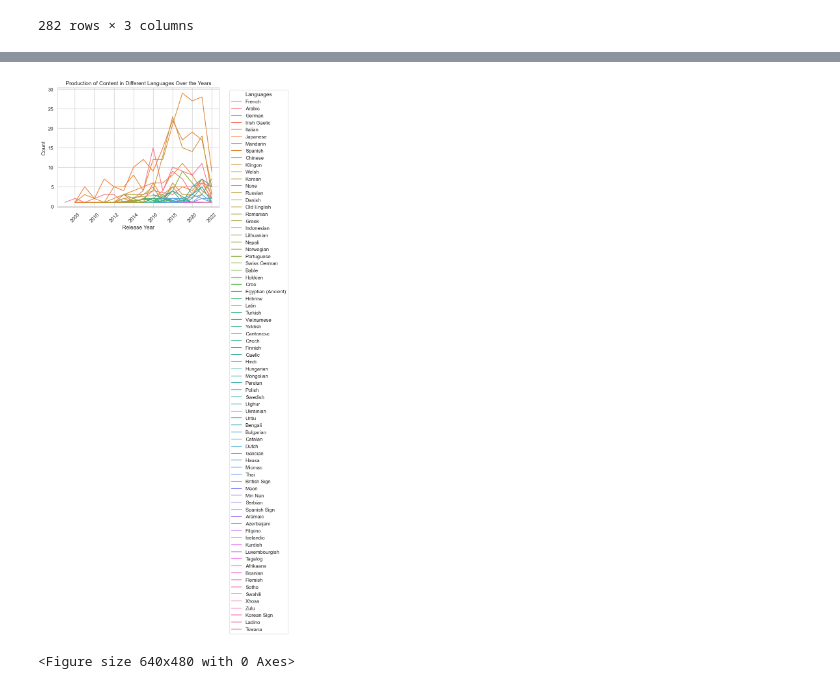
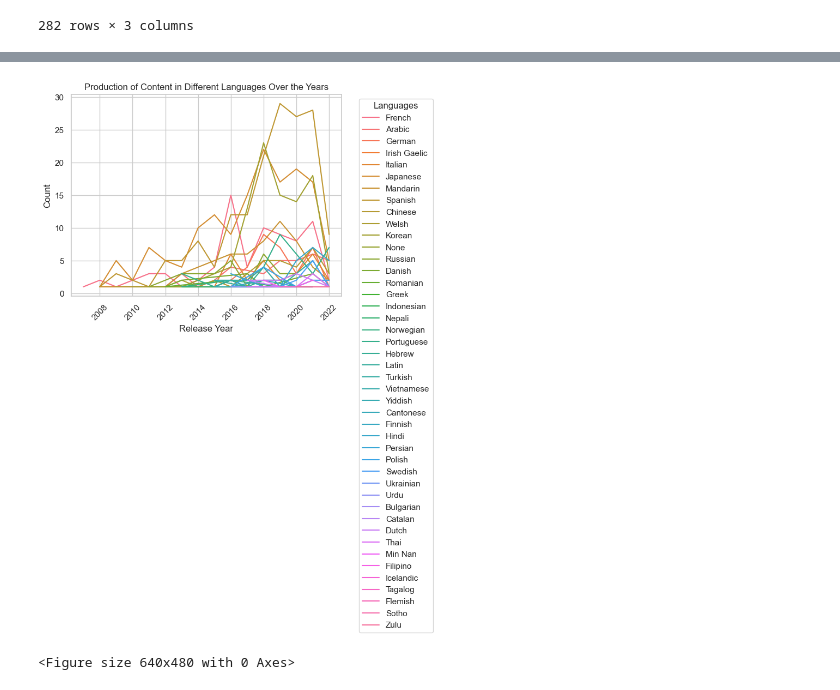
Before and after one commit to NidaB-C/NetflixEDA, a Jupyter notebook: 02_genre_production_patterns.ipynb, the cells around one changed output, grey strips where cells are left out. Saved outputs shown, nothing was run; the diff lists cells and outputs as text; code cells hidden in the pictures.

```diff
--- a/02_genre_production_patterns.ipynb
+++ b/02_genre_production_patterns.ipynb
@@ -178,0 +211,7 @@ total_shows_per_language.reset_index(name='Total Shows from 2007 to 2022')
+# %%
+# Dropping languages with only one show produced
+languages_more_than_one_show = total_shows_per_language[total_shows_per_language > 1]
+
+# Display the updated counts
+languages_more_than_one_show.reset_index(name='Total Shows from 2007 to 2022')
+languages_more_than_one_show
@@ -179,22 +236,21 @@ total_shows_per_language.reset_index(name='Total Shows from 2007 to 2022')
 # %%
+# Filtering the original language count data to include only the remaining languages
+heatmap_data_filtered = foreign_language_count[foreign_language_count['language'].isin(languages_more_than_one_show.index)]
+
 # Setting the aesthetics for the plots
 sns.set(style="whitegrid")
 
-# Define a red tone color palette
-red_palette = sns.color_palette("Reds", n_colors=len(language_count_over_years['language'].unique()))
-
 # Plotting languages over the years
-sns.lineplot(data=foreign_language_count, x="release_year", y="count", hue="language")
+sns.lineplot(data=heatmap_data_filtered, x="release_year", y="count", hue="language", )
 plt.title('Production of Content in Different Languages Over the Years')
 plt.xlabel('Release Year')
 plt.ylabel('Count')
 plt.legend(title='Languages', bbox_to_anchor=(1.05, 1), loc='upper left')
 plt.xticks(rotation=45)
-plt.tight_layout()
 
 # Show the plot
 plt.show()
 plt.savefig(("Images/02_Yearly_Trend_In_Languages.png"))
 # %% [output]
-[figure, old version]
+[figure, new version]
 <Figure size 640x480 with 0 Axes>
```
Also changed, not shown: parts of 6 cells of this notebook, 1 other file.
